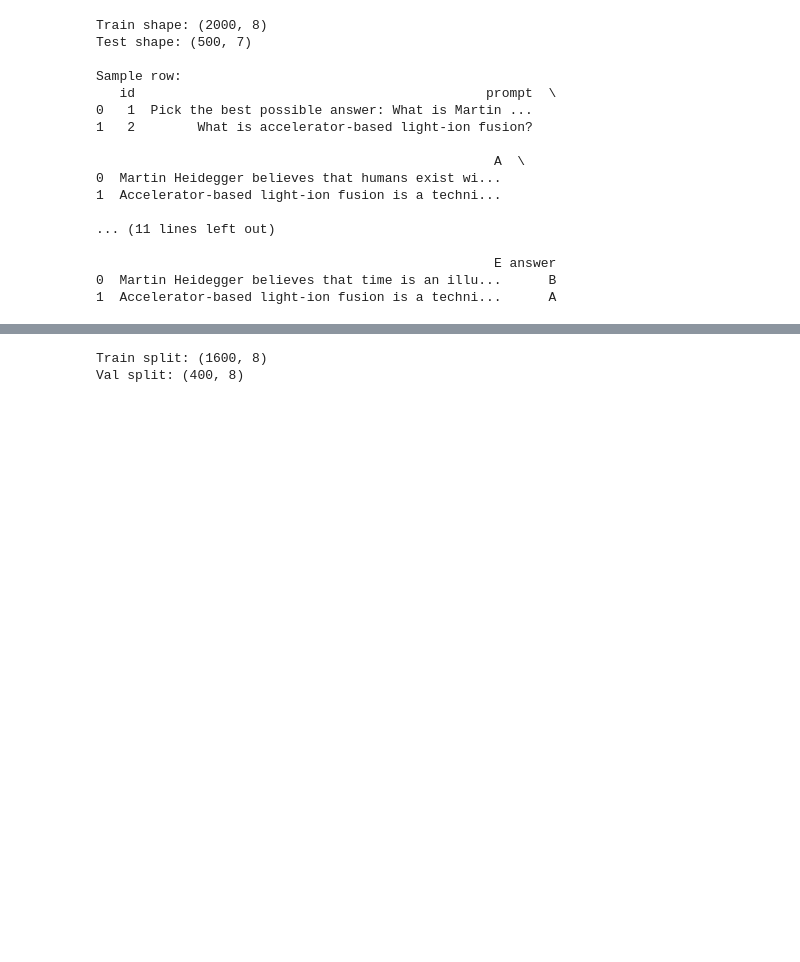
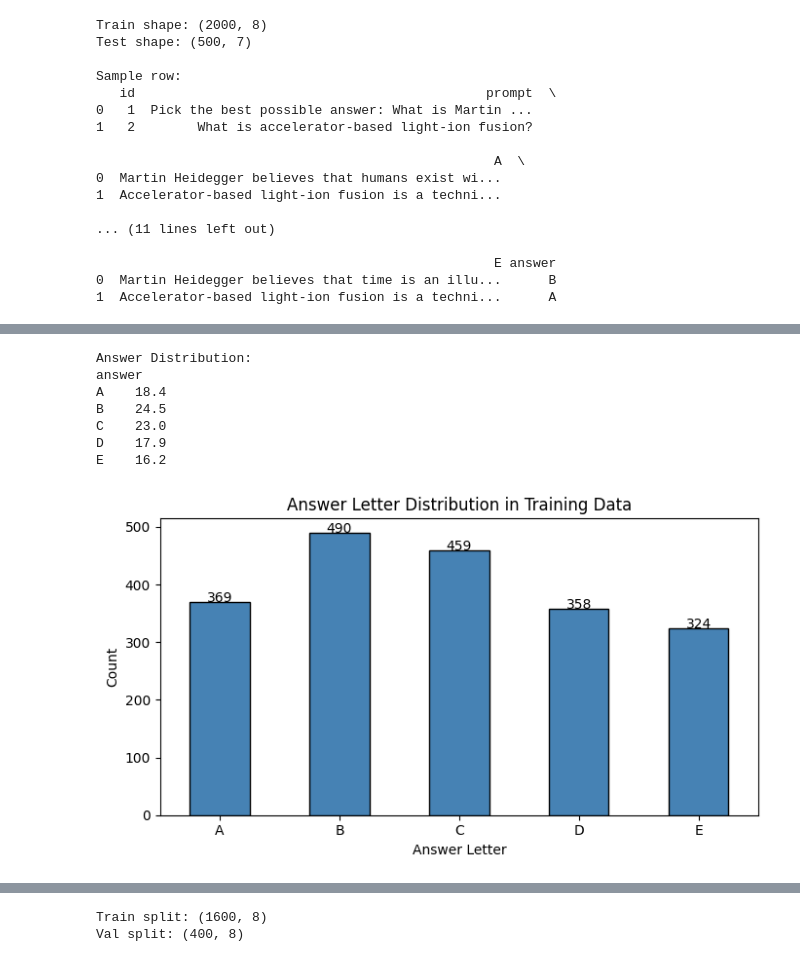
Before and after one commit to meetbatra/dl-23f2005025-notebook-t12026, a Jupyter notebook: dl-23f2005025-notebook-t12026.ipynb, the cells around one changed output, grey strips where cells are left out. Saved outputs shown, nothing was run; the diff lists cells and outputs as text; code cells hidden in the pictures; blank space fills up the shorter version.

```diff
--- a/dl-23f2005025-notebook-t12026.ipynb
+++ b/dl-23f2005025-notebook-t12026.ipynb
@@ -83,0 +141,28 @@ Sample row:
+# %%
+import matplotlib.pyplot as plt
+
+answer_counts = train['answer'].value_counts().sort_index()
+answer_pcts = train['answer'].value_counts(normalize=True).sort_index().round(3) * 100
+
+print("Answer Distribution:")
+print(answer_pcts.to_string())
+
+plt.figure(figsize=(7, 4))
+answer_counts.plot(kind='bar', color='steelblue', edgecolor='black')
+plt.title('Answer Letter Distribution in Training Data')
+plt.xlabel('Answer Letter')
+plt.ylabel('Count')
+plt.xticks(rotation=0)
+for i, v in enumerate(answer_counts):
+    plt.text(i, v, str(v), ha='center', fontsize=10)
+plt.tight_layout()
+plt.show()
+# %% [output]
+Answer Distribution:
+answer
+A    18.4
+B    24.5
+C    23.0
+D    17.9
+E    16.2
+[figure, added]
```
Also changed, not shown: parts of 67 cells of this notebook.
